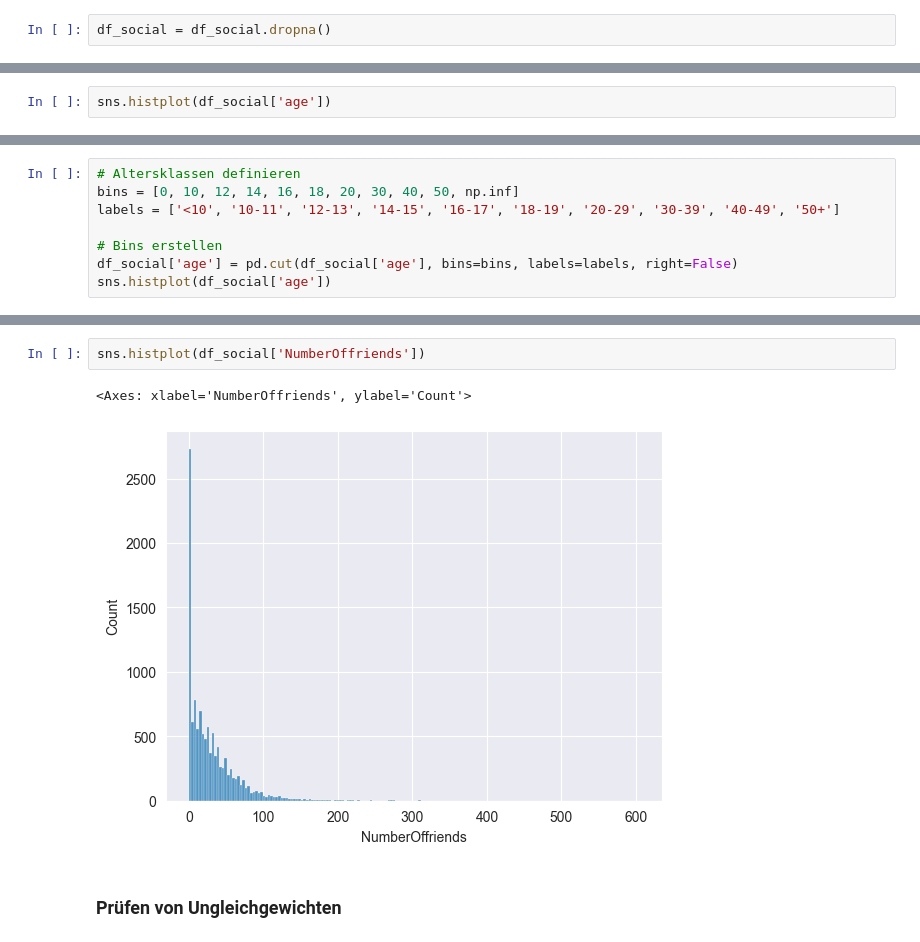
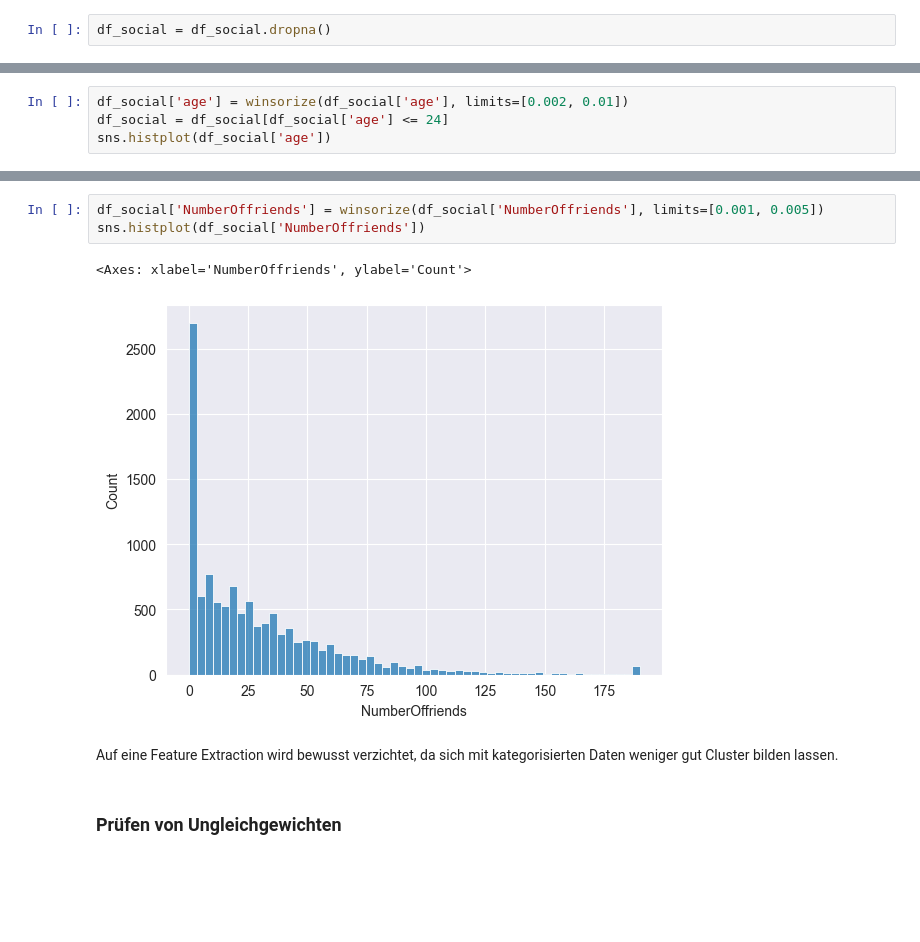
Before and after one commit to leonbittner/dasciws2324, a Jupyter notebook: 03_clustering/03_clustering.ipynb, the cells around one changed output, grey strips where cells are left out. Saved outputs shown, nothing was run; the diff lists cells and outputs as text; blank space fills up the shorter version.

```diff
--- a/03_clustering/03_clustering.ipynb
+++ b/03_clustering/03_clustering.ipynb
@@ -51,4 +59,6 @@ df_social = df_social.dropna()
 # %%
+df_social['age'] = winsorize(df_social['age'], limits=[0.002, 0.01])
+df_social = df_social[df_social['age'] <= 24]
 sns.histplot(df_social['age'])
 # %% [output]
 <Axes: xlabel='age', ylabel='Count'>
@@ -58,8 +65,0 @@ Durch die Verwendung von float als Datentyp der Spalte Alter sehen wir extrem vi
-# %%
-# Altersklassen definieren
-bins = [0, 10, 12, 14, 16, 18, 20, 30, 40, 50, np.inf]
-labels = ['<10', '10-11', '12-13', '14-15', '16-17', '18-19', '20-29', '30-39', '40-49', '50+']
-
-# Bins erstellen
-df_social['age'] = pd.cut(df_social['age'], bins=bins, labels=labels, right=False)
-sns.histplot(df_social['age'])
@@ -83,8 +73,11 @@ labels_friends = ['0', '1-10', '11-20', '21-30', '31-40', '41-50', '51-60', '61-
 # %%
+df_social['NumberOffriends'] = winsorize(df_social['NumberOffriends'], limits=[0.001, 0.005])
 sns.histplot(df_social['NumberOffriends'])
 # %% [output]
 <Axes: xlabel='NumberOffriends', ylabel='Count'>
-[figure, old version]
+[figure, new version]
+# %% [markdown]
+Auf eine Feature Extraction wird bewusst verzichtet, da sich mit kategorisierten Daten weniger gut Cluster bilden lassen.
 # %% [markdown]
 ### Prüfen von Ungleichgewichten
 # %%
```
Also changed, not shown: parts of 66 cells of this notebook.
